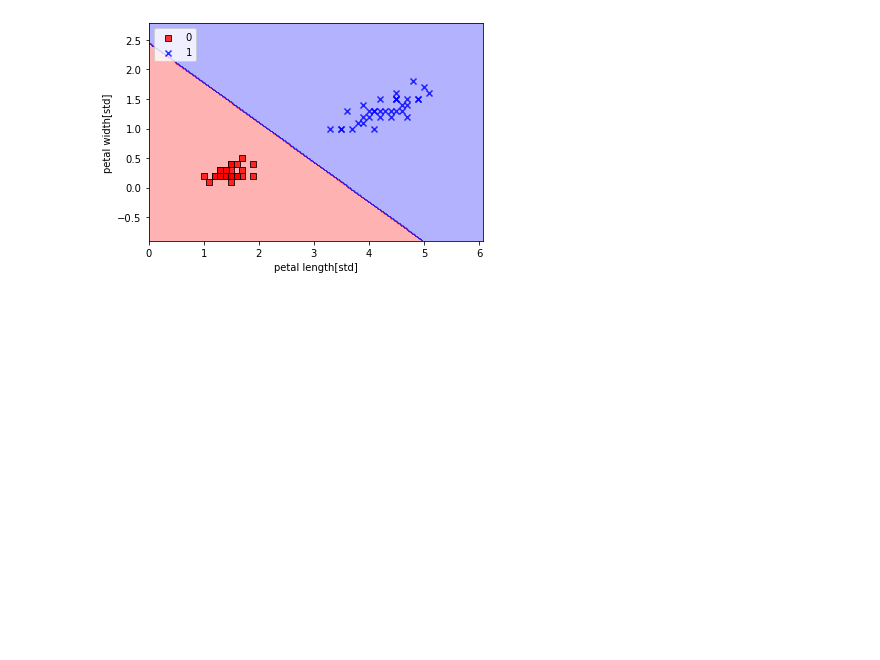
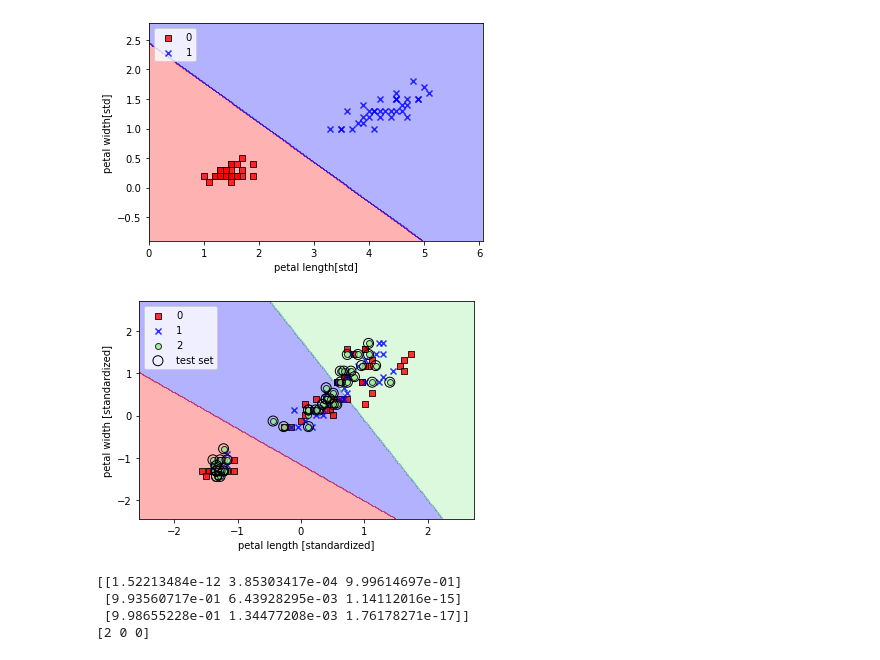
Before and after one commit to ProfFL028/TwilightStruggle, a Jupyter notebook: MachineLearning/PythonMachineLearning/logisticRegressionGD.ipynb, the cells around one changed output. Saved outputs shown, nothing was run; the diff lists cells and outputs as text; code cells hidden in the pictures; blank space fills up the shorter version.

```diff
--- a/MachineLearning/PythonMachineLearning/logisticRegressionGD.ipynb
+++ b/MachineLearning/PythonMachineLearning/logisticRegressionGD.ipynb
@@ -67,3 +67,26 @@ plt.legend(loc='upper left')
 plt.show()
 # %% [output]
 [figure]
+# %%
+from sklearn.linear_model import LogisticRegression
+
+X_combined_std = np.vstack([X_train_std, X_test_std])
+y_combined = y
+
+lr = LogisticRegression(C=100.0, random_state=1)
+lr.fit(X_train_std, y_train)
+plot_decision_regions(X_combined_std, y_combined, classifier=lr, test_idx=range(105, 150))
+plt.xlabel('petal length [standardized]')
+plt.ylabel("petal width [standardized]")
+plt.legend(loc="upper left")
+plt.show()
+# %% [output]
+[figure, added]
+# %%
+print(lr.predict_proba(X_test_std[:3, :]))
+print(lr.predict_proba(X_test_std[:3, :]).argmax(1))
+# %% [output]
+[[1.52213484e-12 3.85303417e-04 9.99614697e-01]
+ [9.93560717e-01 6.43928295e-03 1.14112016e-15]
+ [9.98655228e-01 1.34477208e-03 1.76178271e-17]]
+[2 0 0]
```
Also changed, not shown: 1 other file.
